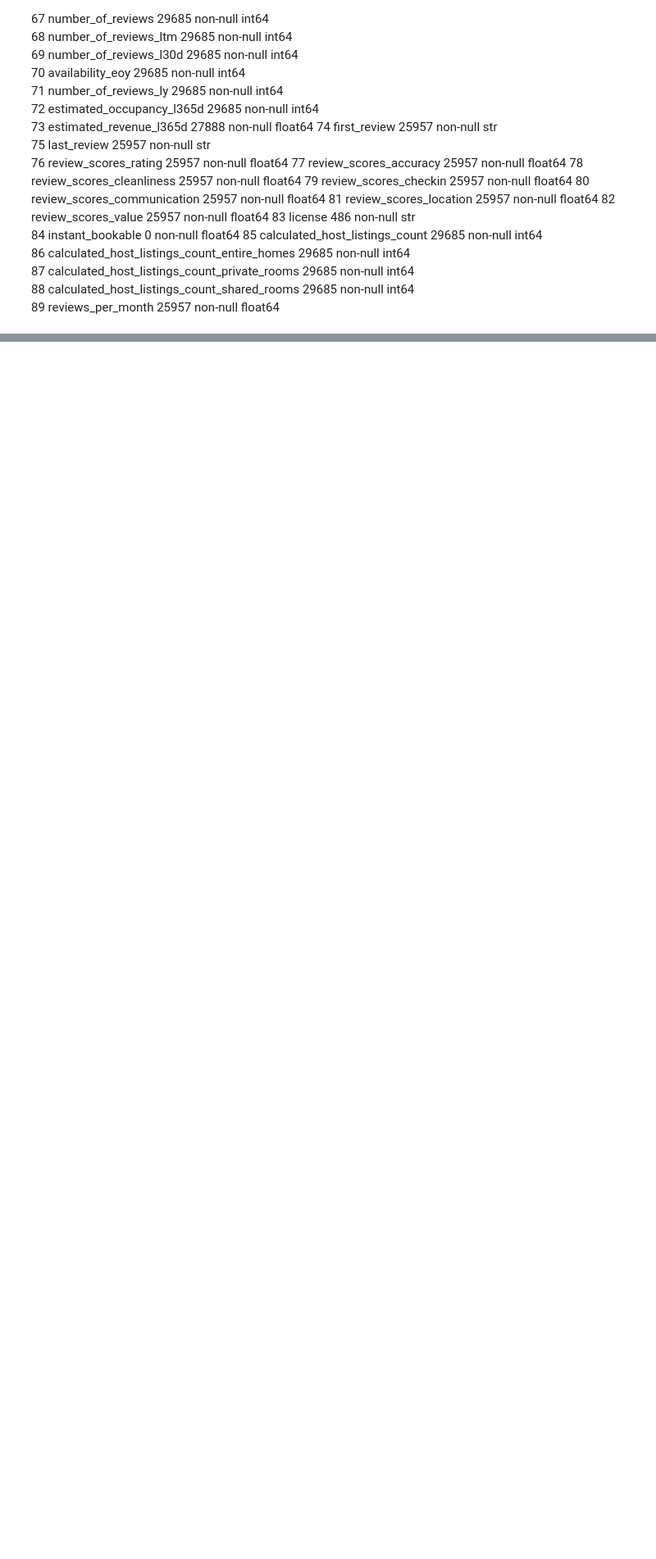
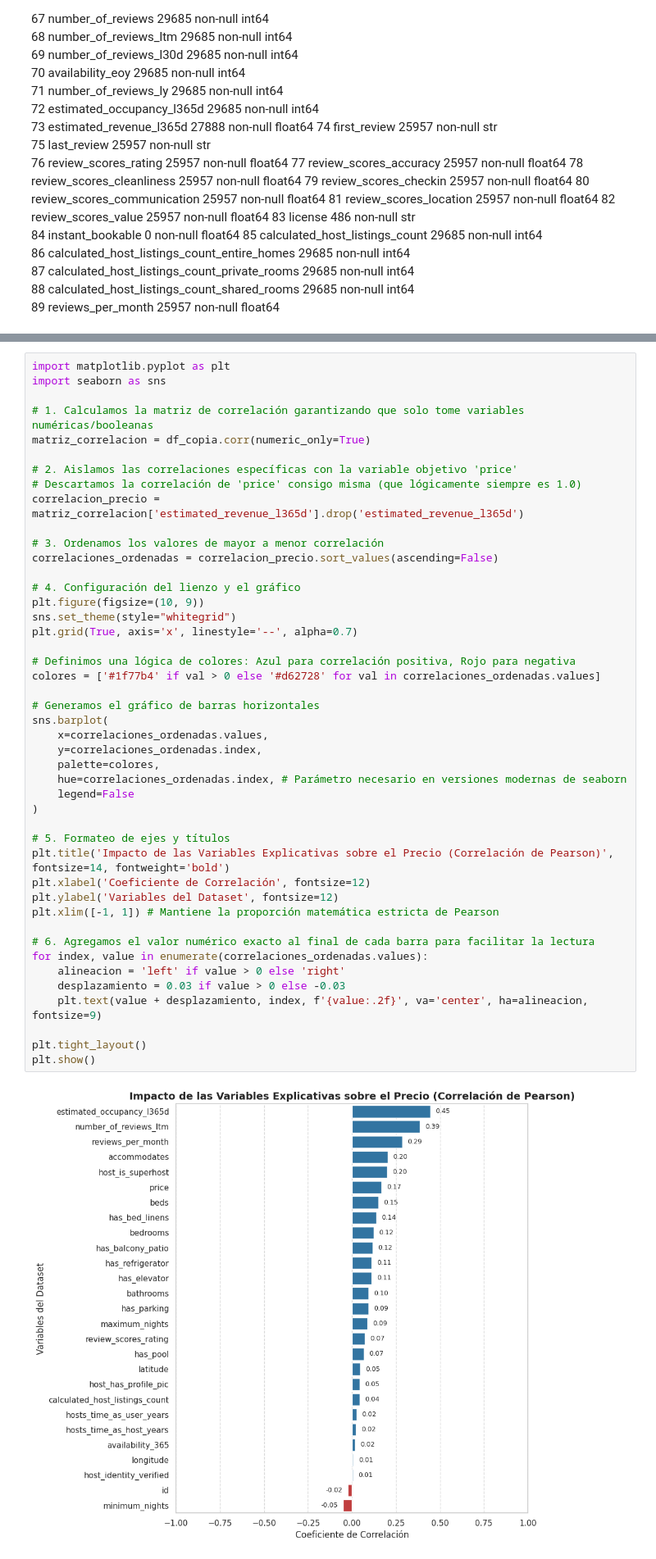
Before and after one commit to Jeronit1/AnalisisDeDatos, a Jupyter notebook: tpe.ipynb, the cells around one changed output, grey strips where cells are left out. Shown at 82% size. Drawn from its saved outputs; the diff is of its cells as text; blank space fills up the shorter version.

```diff
--- a/tpe.ipynb
+++ b/tpe.ipynb
@@ -294,0 +610,47 @@ Name: bathrooms, dtype: float64
+# %%
+import matplotlib.pyplot as plt
+import seaborn as sns
+
+# 1. Calculamos la matriz de correlación garantizando que solo tome variables numéricas/booleanas
+matriz_correlacion = df_copia.corr(numeric_only=True)
+
+# 2. Aislamos las correlaciones específicas con la variable objetivo 'price'
+# Descartamos la correlación de 'price' consigo misma (que lógicamente siempre es 1.0)
+correlacion_precio = matriz_correlacion['estimated_revenue_l365d'].drop('estimated_revenue_l365d')
+
+# 3. Ordenamos los valores de mayor a menor correlación
+correlaciones_ordenadas = correlacion_precio.sort_values(ascending=False)
+
+# 4. Configuración del lienzo y el gráfico
+plt.figure(figsize=(10, 9))
+sns.set_theme(style="whitegrid")
+plt.grid(True, axis='x', linestyle='--', alpha=0.7)
+
+# Definimos una lógica de colores: Azul para correlación positiva, Rojo para negativa
+colores = ['#1f77b4' if val > 0 else '#d62728' for val in correlaciones_ordenadas.values]
+
+# Generamos el gráfico de barras horizontales
+sns.barplot(
+    x=correlaciones_ordenadas.values,
+    y=correlaciones_ordenadas.index,
+    palette=colores,
+    hue=correlaciones_ordenadas.index, # Parámetro necesario en versiones modernas de seaborn
+    legend=False
+)
+
+# 5. Formateo de ejes y títulos
+plt.title('Impacto de las Variables Explicativas sobre el Precio (Correlación de Pearson)', fontsize=14, fontweight='bold')
+plt.xlabel('Coeficiente de Correlación', fontsize=12)
+plt.ylabel('Variables del Dataset', fontsize=12)
+plt.xlim([-1, 1]) # Mantiene la proporción matemática estricta de Pearson
+
+# 6. Agregamos el valor numérico exacto al final de cada barra para facilitar la lectura
+for index, value in enumerate(correlaciones_ordenadas.values):
+    alineacion = 'left' if value > 0 else 'right'
+    desplazamiento = 0.03 if value > 0 else -0.03
+    plt.text(value + desplazamiento, index, f'{value:.2f}', va='center', ha=alineacion, fontsize=9)
+
+plt.tight_layout()
+plt.show()
+# %% [output]
+[figure, added]
```
Also changed, not shown: parts of 33 cells of this notebook, 1 other file.
